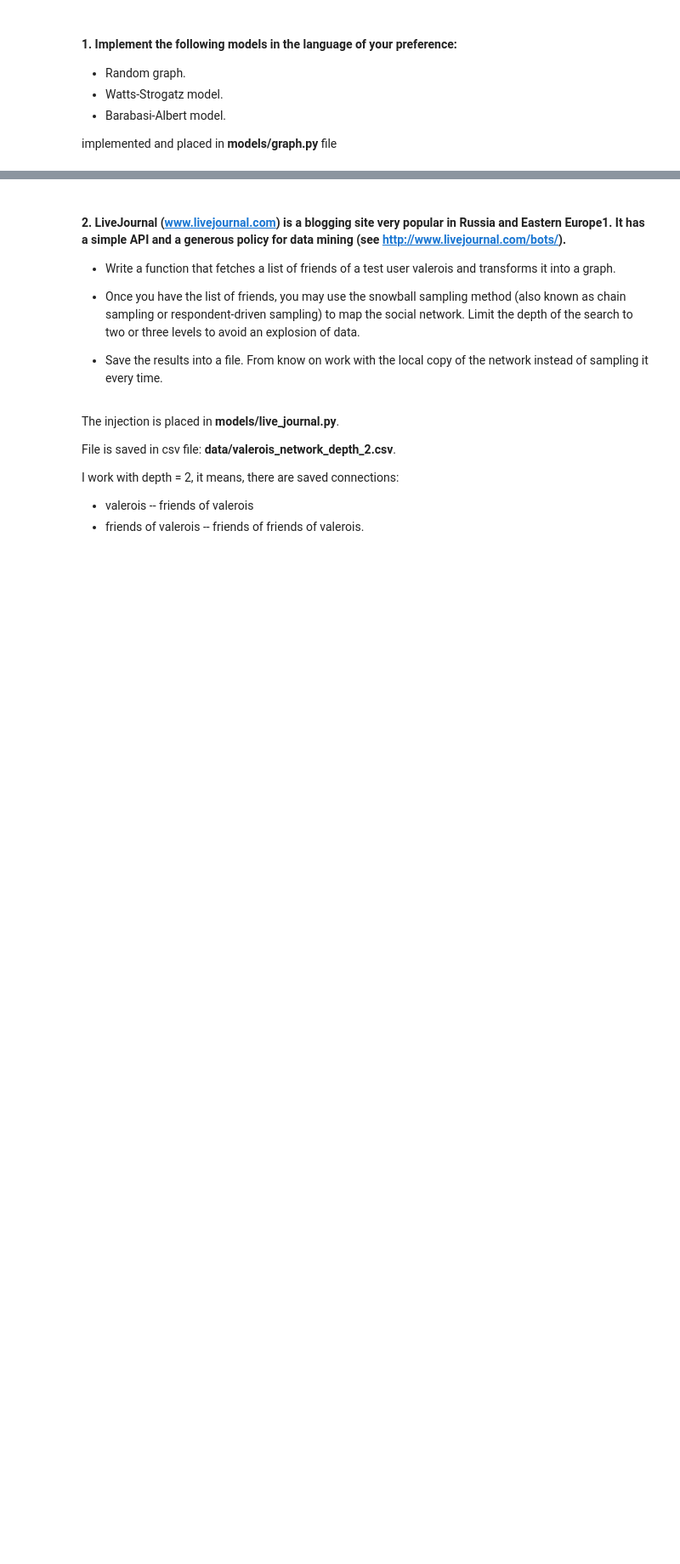
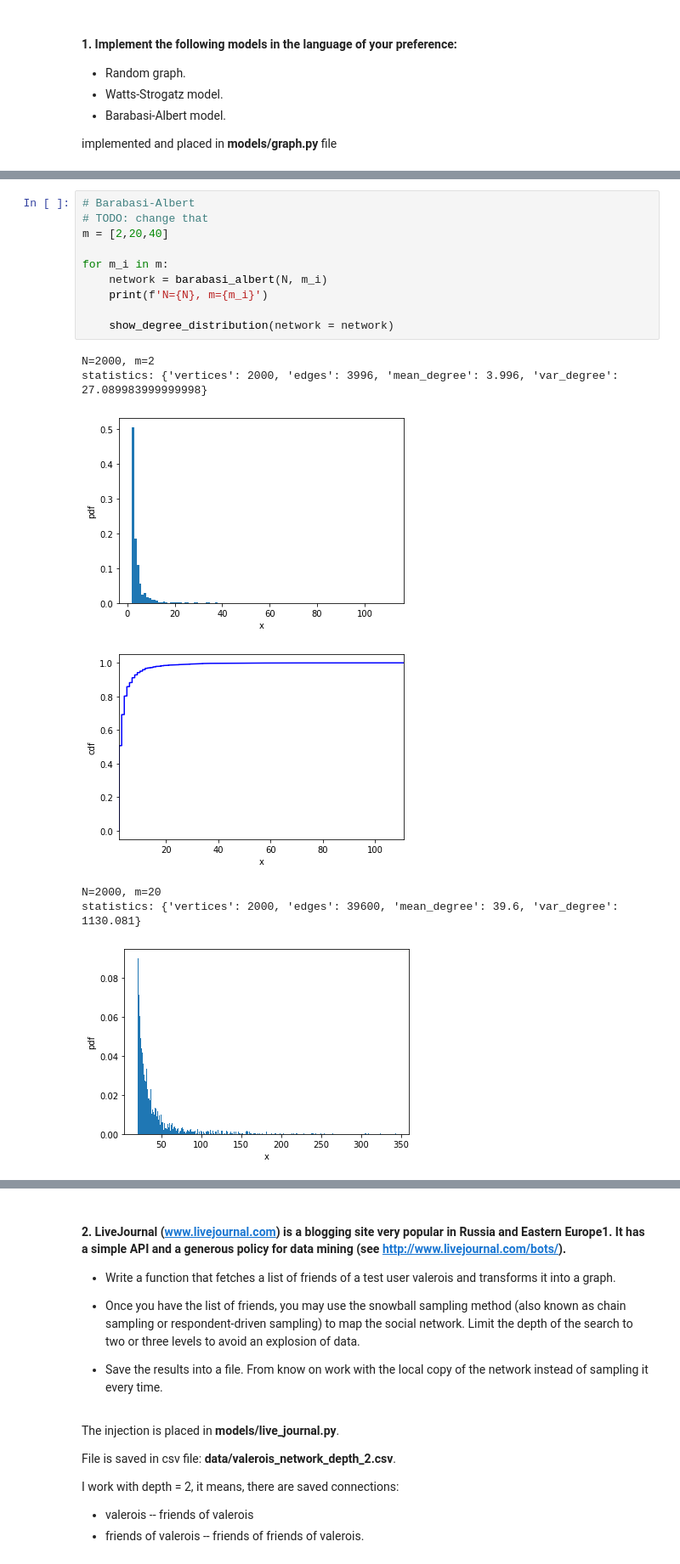
Before and after one commit to rogulforce/DPoCN, a Jupyter notebook: list_3/presentation.ipynb, the cells around one changed output, grey strips where cells are left out. Shown at 85% size. Cells and saved outputs as stored; diff of their text form; blank space fills up the shorter version.

```diff
--- a/list_3/presentation.ipynb
+++ b/list_3/presentation.ipynb
@@ -51,0 +81,18 @@ AtlasView({5: {}, 6: {}})
+# %%
+# Barabasi-Albert
+# TODO: change that
+m = [2,20,40]
+
+for m_i in m:
+    network = barabasi_albert(N, m_i)
+    print(f'N={N}, m={m_i}')
+
+    show_degree_distribution(network = network)
+# %% [output]
+N=2000, m=2
+statistics: {'vertices': 2000, 'edges': 3996, 'mean_degree': 3.996, 'var_degree': 27.089983999999998}
+[figure, added]
+[figure, added]
+N=2000, m=20
+statistics: {'vertices': 2000, 'edges': 39600, 'mean_degree': 39.6, 'var_degree': 1130.081}
+[figure, added]
```
Also changed, not shown: parts of 16 cells of this notebook, 2 other files.
